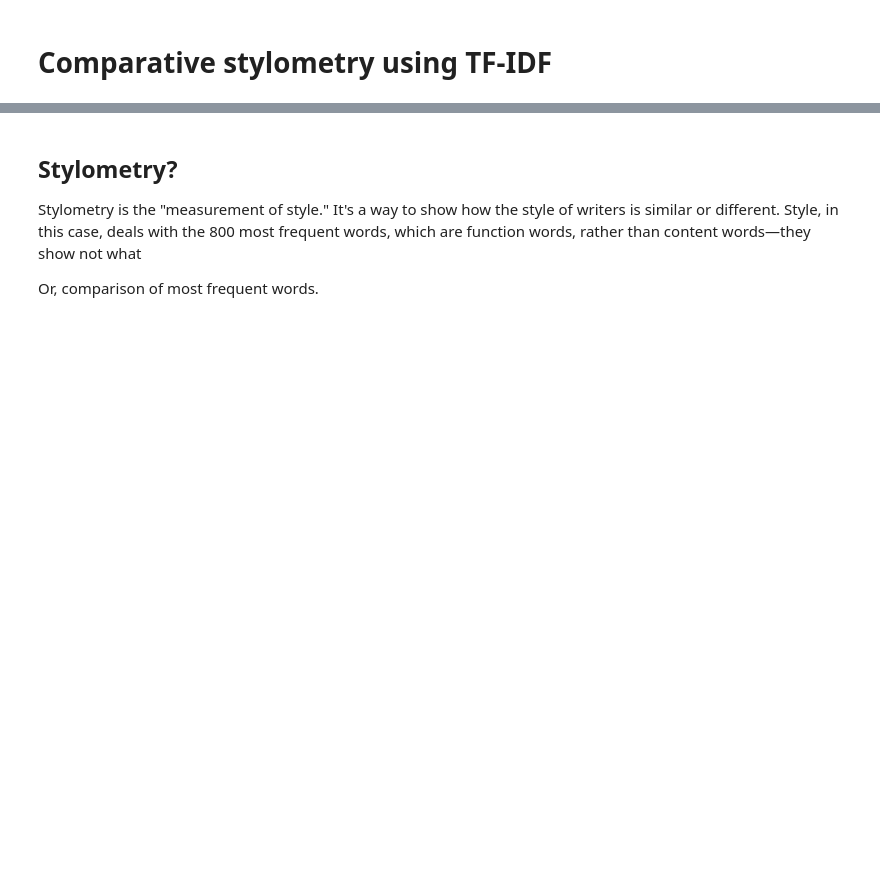
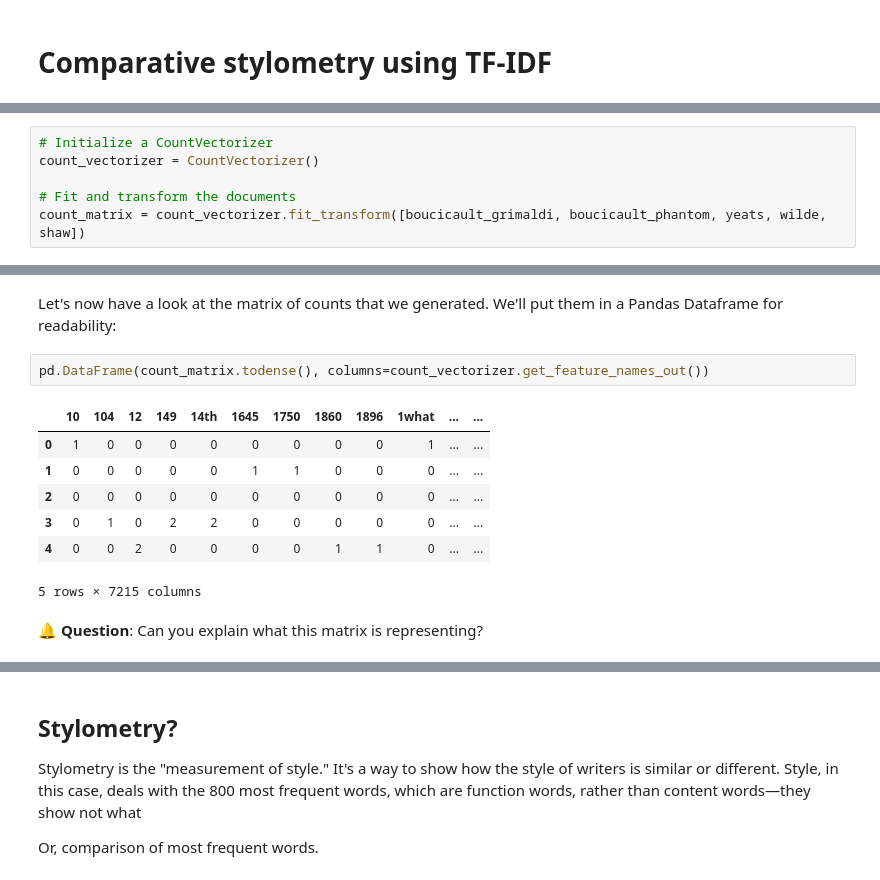
Before and after one commit to dlab-berkeley/DH-Text-Analysis, a Jupyter notebook: lessons/01_Introduction.ipynb, the cells around one changed output, grey strips where cells are left out. Saved outputs shown, nothing was run; the diff lists cells and outputs as text; blank space fills up the shorter version.

```diff
--- a/lessons/01_Introduction.ipynb
+++ b/lessons/01_Introduction.ipynb
@@ -321,0 +340,6 @@ shaw = read_file('../data/1895_shaw-george-bernard_you-never-can-tell.txt')
+# %%
+# Initialize a CountVectorizer
+count_vectorizer = CountVectorizer()
+
+# Fit and transform the documents
+count_matrix = count_vectorizer.fit_transform([boucicault_grimaldi, boucicault_phantom, yeats, wilde, shaw])
@@ -321,0 +368,14 @@ shaw = read_file('../data/1895_shaw-george-bernard_you-never-can-tell.txt')
+# %% [markdown]
+Let's now have a look at the matrix of counts that we generated. We'll put them in a Pandas Dataframe for readability:
+# %%
+pd.DataFrame(count_matrix.todense(), columns=count_vectorizer.get_feature_names_out())
+# %% [output]
+|  | 10 | 104 | 12 | 149 | 14th | 1645 | 1750 | 1860 | 1896 | 1what | ... | ... |
+| 0 | 1 | 0 | 0 | 0 | 0 | 0 | 0 | 0 | 0 | 1 | ... | ... |
+| 1 | 0 | 0 | 0 | 0 | 0 | 1 | 1 | 0 | 0 | 0 | ... | ... |
+| 2 | 0 | 0 | 0 | 0 | 0 | 0 | 0 | 0 | 0 | 0 | ... | ... |
+| 3 | 0 | 1 | 0 | 2 | 2 | 0 | 0 | 0 | 0 | 0 | ... | ... |
+| 4 | 0 | 0 | 2 | 0 | 0 | 0 | 0 | 1 | 1 | 0 | ... | ... |
+5 rows × 7215 columns
+# %% [markdown]
+🔔 **Question**: Can you explain what this matrix is representing?
```
Also changed, not shown: parts of 32 cells of this notebook, 1 other file.
